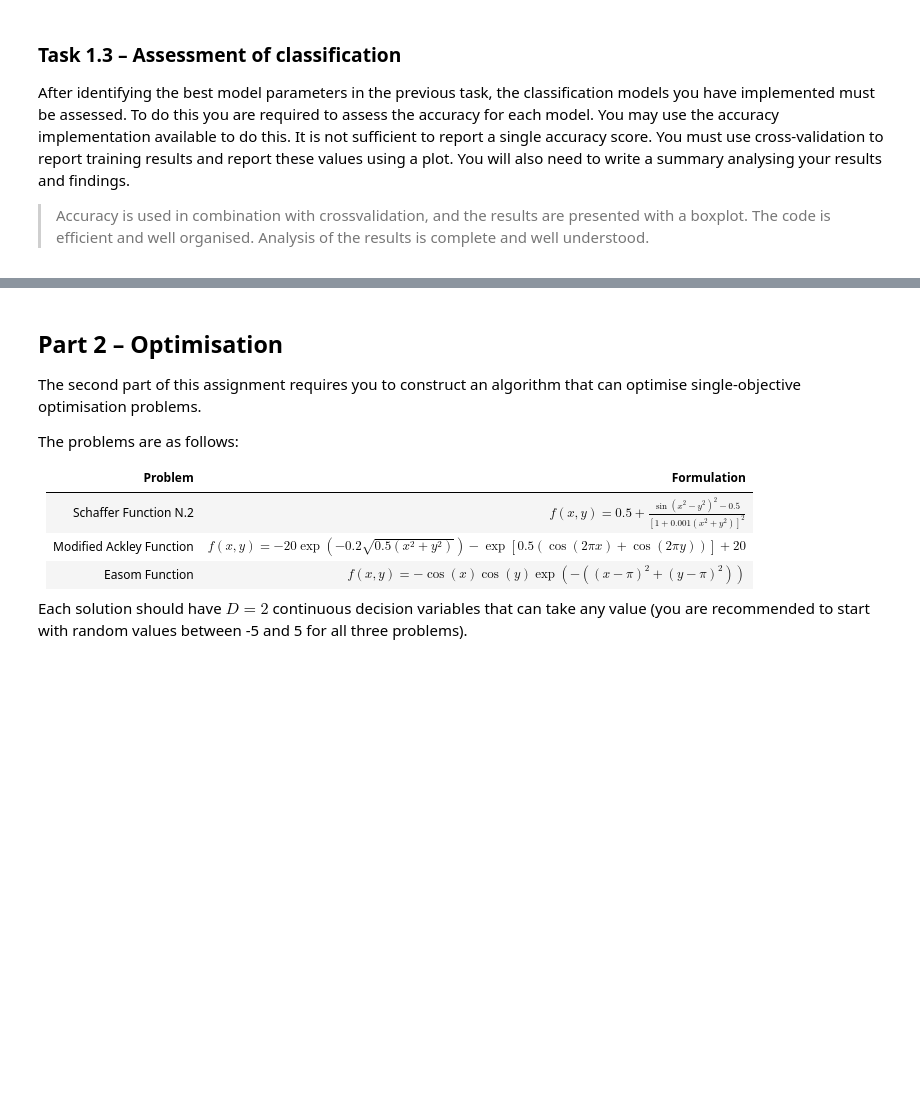
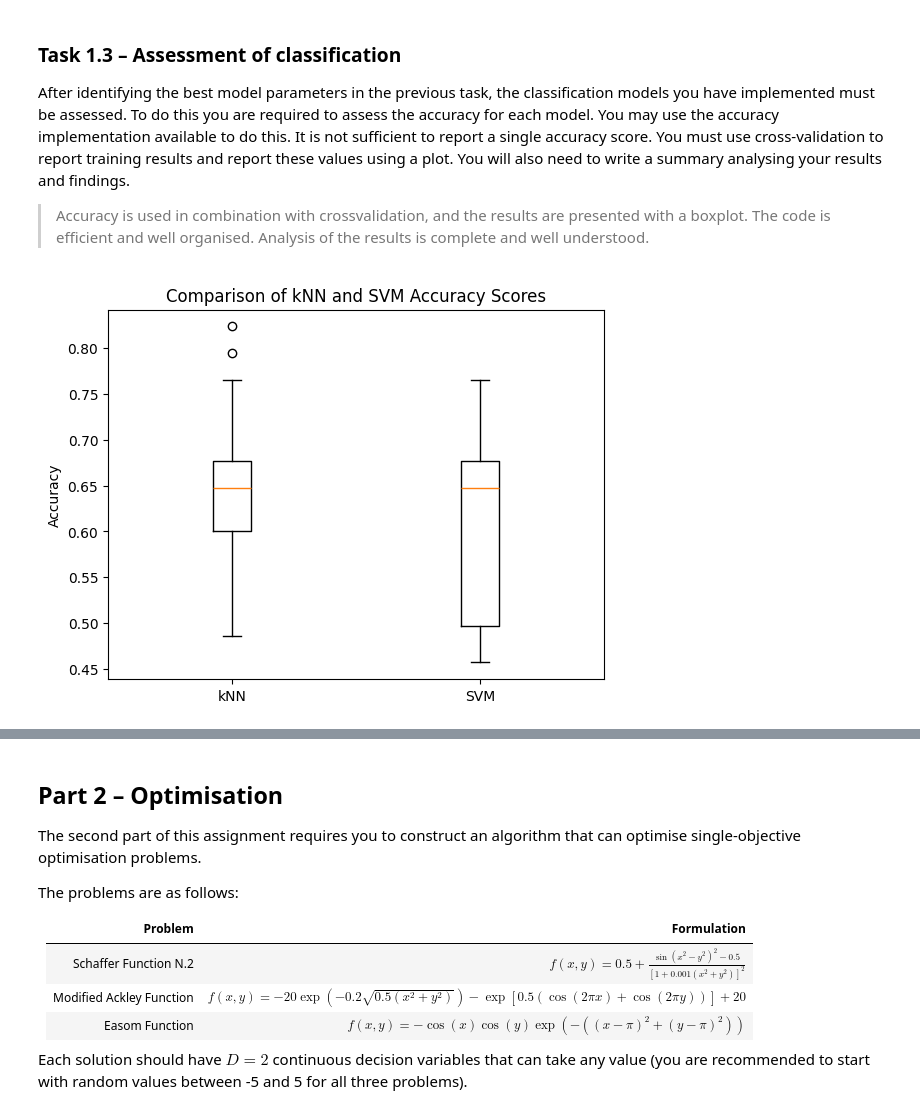
Before and after one commit to corey-richardson/comp2002, a Jupyter notebook: CW2/COMP2002.ipynb, the cells around one changed output, grey strips where cells are left out. Cells and saved outputs as stored; diff of their text form; code cells hidden in the pictures; blank space fills up the shorter version.

```diff
--- a/CW2/COMP2002.ipynb
+++ b/CW2/COMP2002.ipynb
@@ -152,12 +159,11 @@ print(best_svm)
 if best_svm[0] == "poly":
     svm_classifier = SVC(kernel=best_svm[0], degree=best_svm[1])
 else:
-    svm_classifier = SVC(kernel=best_svm[0])
+    svm_classifier = SVC(kernel=best_svm)
 
 svm_classifier.fit(X_train, y_train)
+svm_classified_data = svm_classifier.predict(inputs)
 svm_score = svm_classifier.score(X_test, y_test)
-
-svm_classified_data = svm_classifier.predict(inputs)
 # %%
 plt.figure()
 plt.scatter(compressed[:, 0], compressed[:, 1], c=svm_classified_data)
@@ -172,3 +178,30 @@ plt.show()
 After identifying the best model parameters in the previous task, the classification models you have implemented must be assessed. To do this you are required to assess the accuracy for each model. You may use the accuracy implementation available to do this. It is not sufficient to report a single accuracy score. You must use cross-validation to report training results and report these values using a plot. You will also need to write a summary analysing your results and findings.
 
 > Accuracy is used in combination with crossvalidation, and the results are presented with a boxplot. The code is efficient and well organised. Analysis of the results is complete and well understood.
+# %%
+# Data preparation for boxplots
+
+knn_scores = [
+    cross_val_score(KNeighborsClassifier(n_neighbors=k), X_train, y_train, cv=5)
+    for k in k_vals
+]
+
+svm_scores = []
+for kernel in svm_kernels:
+    if kernel == "poly":
+        for degree in [2, 3]:
+            score = cross_val_score(SVC(kernel=kernel, degree=degree), X_train, y_train, cv=5)
+            svm_scores.append(score)
+    else:
+        score = cross_val_score(SVC(kernel=kernel), X_train, y_train, cv=5)
+        svm_scores.append(score)
+
+boxplot_data = [np.concatenate(knn_scores), np.concatenate(svm_scores)]
+# %%
+plt.figure()
+plt.boxplot(boxplot_data, labels=["kNN", "SVM"])
+plt.ylabel("Accuracy")
+plt.title("Comparison of kNN and SVM Accuracy Scores")
+plt.show()
+# %% [output]
+[figure, added]
```
Also changed, not shown: parts of 8 cells of this notebook.
